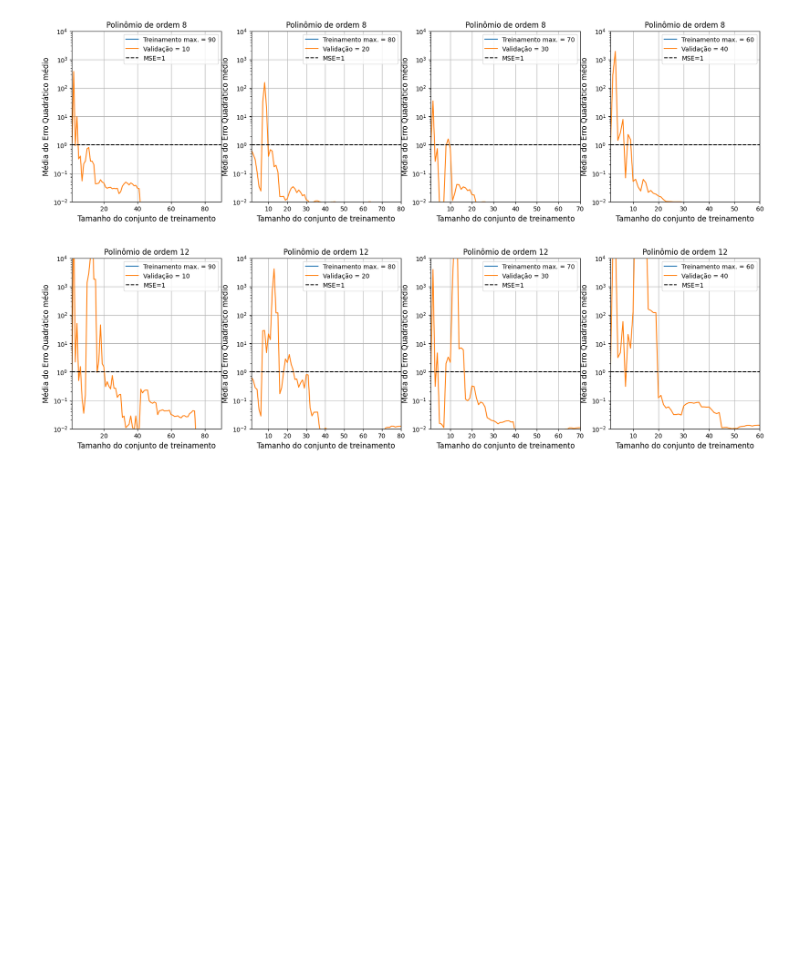
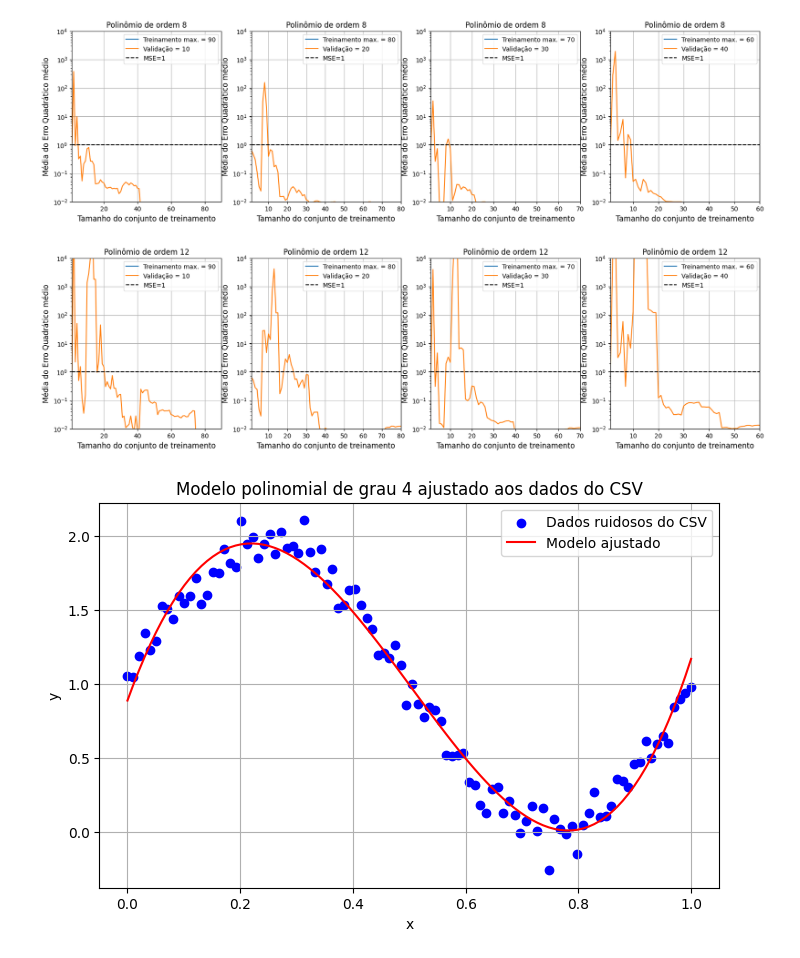
Before and after one commit to iAnaCeci/anacecilia-972-tp555, a Jupyter notebook: Prova1/gradiente_descendente_generico/ExerciciosParaProva/Exercicio6Lista3_Kfold_leavepout.ipynb, the cells around one changed output. Cells and saved outputs as stored; diff of their text form; code cells hidden in the pictures; blank space fills up the shorter version.

```diff
--- a/Prova1/gradiente_descendente_generico/Exercicio6Lista3_Kfold_leavepout_curvasdeaprendizado.ipynb
+++ b/Prova1/gradiente_descendente_generico/ExerciciosParaProva/Exercicio6Lista3_Kfold_leavepout.ipynb
@@ -490,3 +490,30 @@ for t in range(0,len(testSize)):
 plt.show()
 # %% [output]
 [figure]
+# %%
+# 2. Definir o modelo polinomial (grau 4, por exemplo)
+grau = 4
+modelo = Pipeline([
+    ('poly', PolynomialFeatures(degree=grau, include_bias=False)),
+    ('scaler', StandardScaler()),
+    ('reg', LinearRegression())
+])
+
+# 3. Treinar o modelo com os dados do CSV
+modelo.fit(x, y)
+
+# 4. Prever os valores de y com os x do CSV
+y_pred = modelo.predict(x)
+
+# 5. Plotar os pontos ruidosos e a curva do modelo
+plt.figure(figsize=(8, 5))
+plt.scatter(x, y, color='blue', label='Dados ruidosos do CSV')
+plt.plot(np.sort(x, axis=0), y_pred[np.argsort(x, axis=0)], color='red', label='Modelo ajustado')
+plt.xlabel('x')
+plt.ylabel('y')
+plt.title(f'Modelo polinomial de grau {grau} ajustado aos dados do CSV')
+plt.grid(True)
+plt.legend()
+plt.show()
+# %% [output]
+[figure, added]
```
Also changed, not shown: parts of 6 cells of this notebook, 1 other file.
